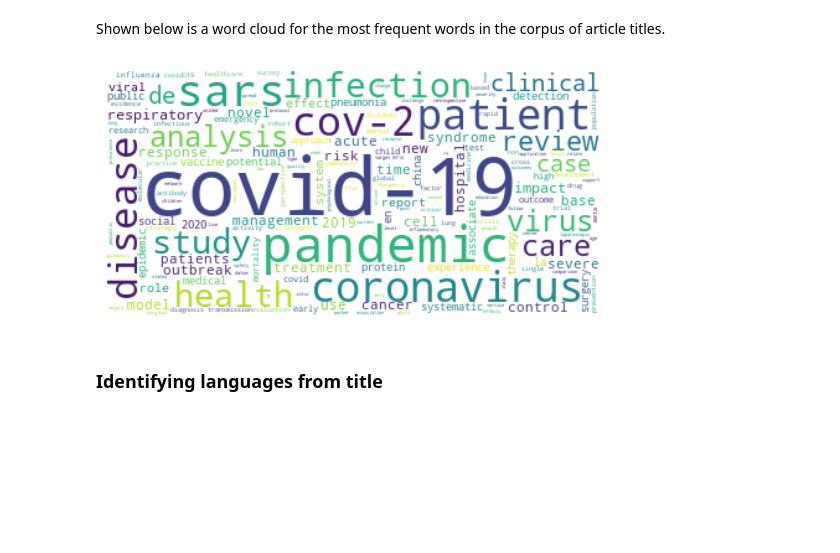
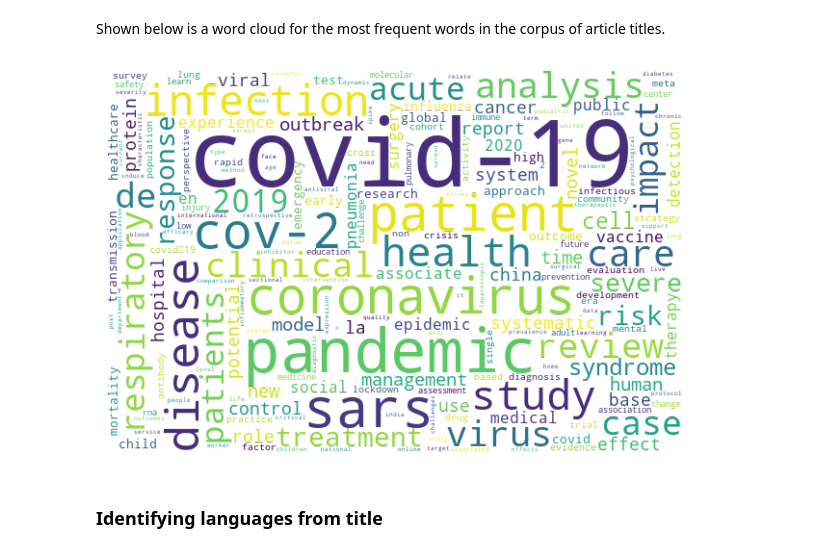
Before and after one commit to aldencabajar/cord-19-topic-modeling, a Jupyter notebook: cord-dataset-exploration.ipynb, the cells around one changed output. Saved outputs shown, nothing was run; the diff lists cells and outputs as text; code cells hidden in the pictures; blank space fills up the shorter version.

Commit message:
change resolution of images

```diff
--- a/cord-dataset-exploration.ipynb
+++ b/cord-dataset-exploration.ipynb
@@ -138,13 +138,14 @@ counter_all = plot_top_n_words(docs_token_list_all, top_n = 50, return_counter =
 Shown below is a word cloud for the most frequent words in the corpus of article titles.
 # %%
 mpl.rcParams['figure.dpi'] = 100
-wc_obj = wordcloud.WordCloud(background_color = None, mode = 'RGBA', width = 400, height =200)
+wc_obj = wordcloud.WordCloud(background_color = None, mode = 'RGBA', width = 600, height = 400)
 wc = wc_obj.generate_from_frequencies(counter_all)
+fig = plt.figure(figsize = (10,5))
 plt.imshow(wc, interpolation = 'bilinear')
 plt.axis('off')
 plt.show()
 # %% [output]
-[figure, old version]
+[figure, new version]
 # %% [markdown]
 ### Identifying languages from title
 # %% [markdown]
```
Also changed, not shown: parts of 4 cells of this notebook.
